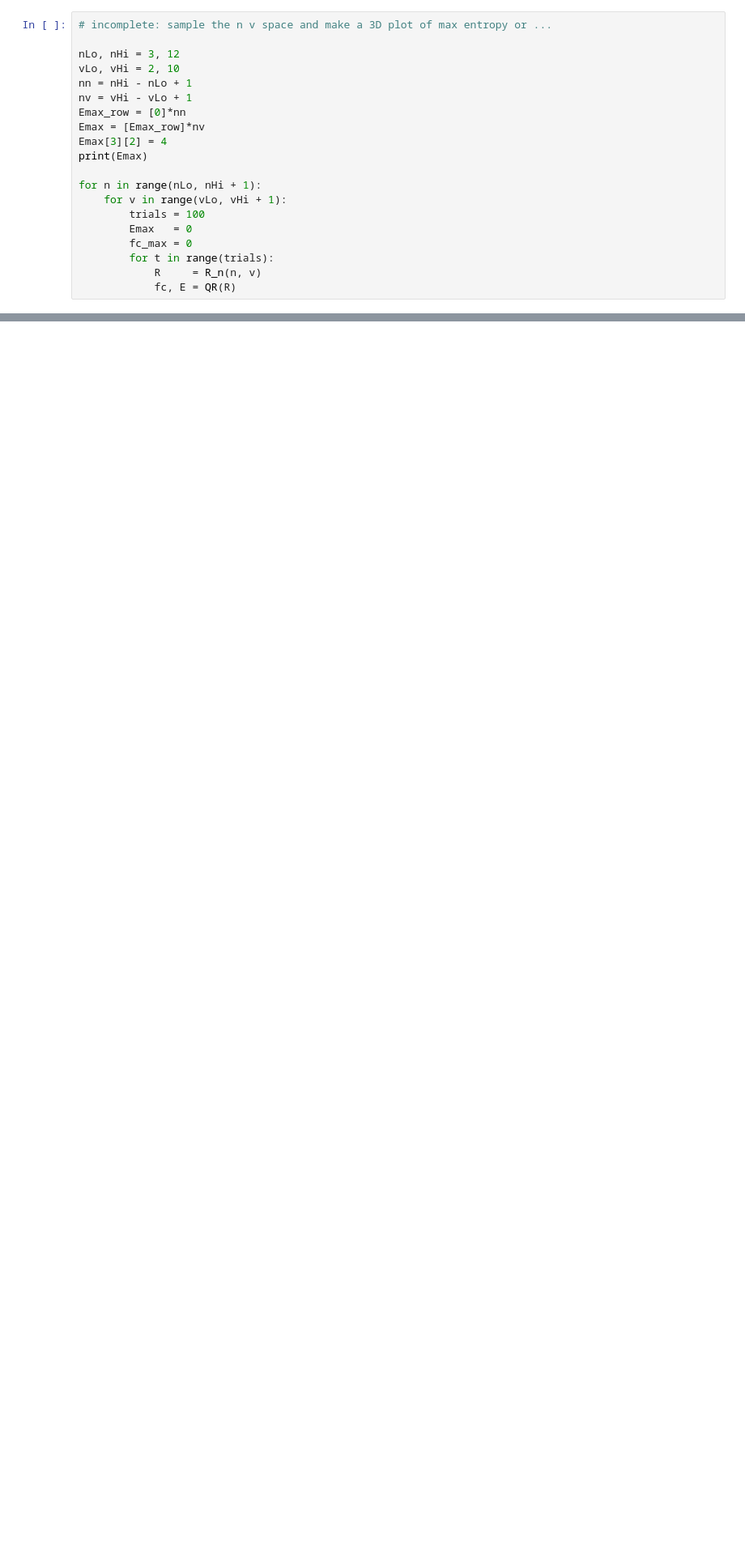
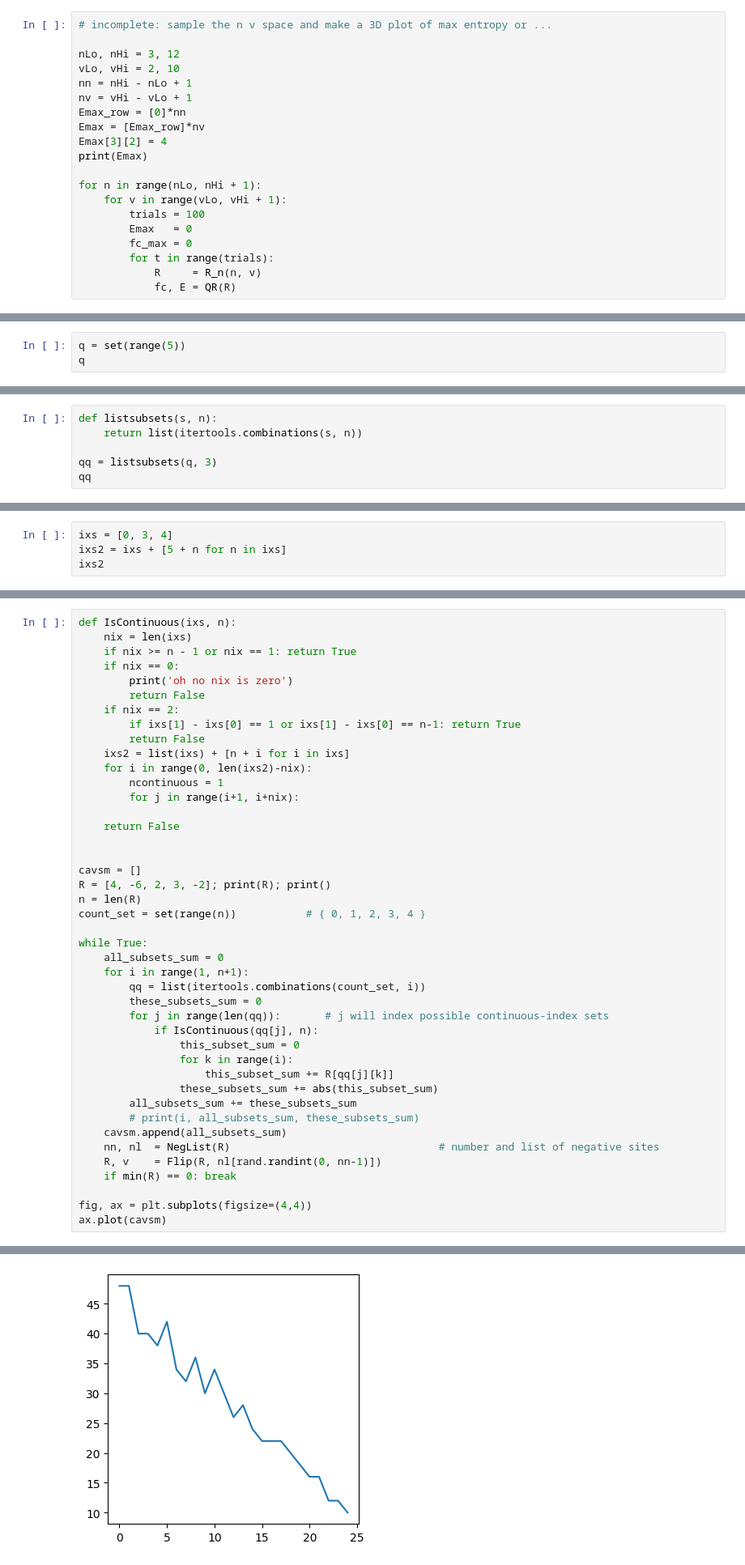
Before and after one commit to robfatland/othermathclub, a Jupyter notebook: ch02ring/ring.ipynb, the cells around one changed output, grey strips where cells are left out. Shown: that part at 81% size. Saved outputs shown, nothing was run; the diff lists cells and outputs as text; blank space fills up the shorter version.

```diff
--- a/ch02ring/ring.ipynb
+++ b/ch02ring/ring.ipynb
@@ -608,0 +866,3 @@ for n in range(nLo, nHi + 1):
+# %%
+q = set(range(5))
+q
@@ -608,0 +871,6 @@ for n in range(nLo, nHi + 1):
+# %%
+def listsubsets(s, n):
+    return list(itertools.combinations(s, n))
+
+qq = listsubsets(q, 3)
+qq
@@ -608,0 +888,4 @@ for n in range(nLo, nHi + 1):
+# %%
+ixs = [0, 3, 4]
+ixs2 = ixs + [5 + n for n in ixs]
+ixs2
@@ -608,0 +894,44 @@ for n in range(nLo, nHi + 1):
+# %%
+def IsContinuous(ixs, n):
+    nix = len(ixs)
+    if nix >= n - 1 or nix == 1: return True
+    if nix == 0:
+        print('oh no nix is zero')
+        return False
+    if nix == 2:
+        if ixs[1] - ixs[0] == 1 or ixs[1] - ixs[0] == n-1: return True
+        return False
+    ixs2 = list(ixs) + [n + i for i in ixs]
+    for i in range(0, len(ixs2)-nix):
+        ncontinuous = 1
+        for j in range(i+1, i+nix):
+
+    return False
+
+
+cavsm = []
+R = [4, -6, 2, 3, -2]; print(R); print()
+n = len(R)
+count_set = set(range(n))           # { 0, 1, 2, 3, 4 }
+
+while True:
+    all_subsets_sum = 0
+    for i in range(1, n+1):
+        qq = list(itertools.combinations(count_set, i))
+        these_subsets_sum = 0
+        for j in range(len(qq)):       # j will index possible continuous-index sets
+            if IsContinuous(qq[j], n):
+                this_subset_sum = 0
+                for k in range(i):
+                    this_subset_sum += R[qq[j][k]]
+                these_subsets_sum += abs(this_subset_sum)
+        all_subsets_sum += these_subsets_sum
+        # print(i, all_subsets_sum, these_subsets_sum)
+    cavsm.append(all_subsets_sum)
+    nn, nl  = NegList(R)                                 # number and list of negative sites
+    R, v    = Flip(R, nl[rand.randint(0, nn-1)])
+    if min(R) == 0: break
+
+fig, ax = plt.subplots(figsize=(4,4))
+ax.plot(cavsm)
+# %% [output]
@@ -609,3 +956,4 @@ for n in range(nLo, nHi + 1):
+[figure, added]
 # %% [markdown]
 # Binary rings
 
```
Also changed, not shown: parts of 15 cells of this notebook.
